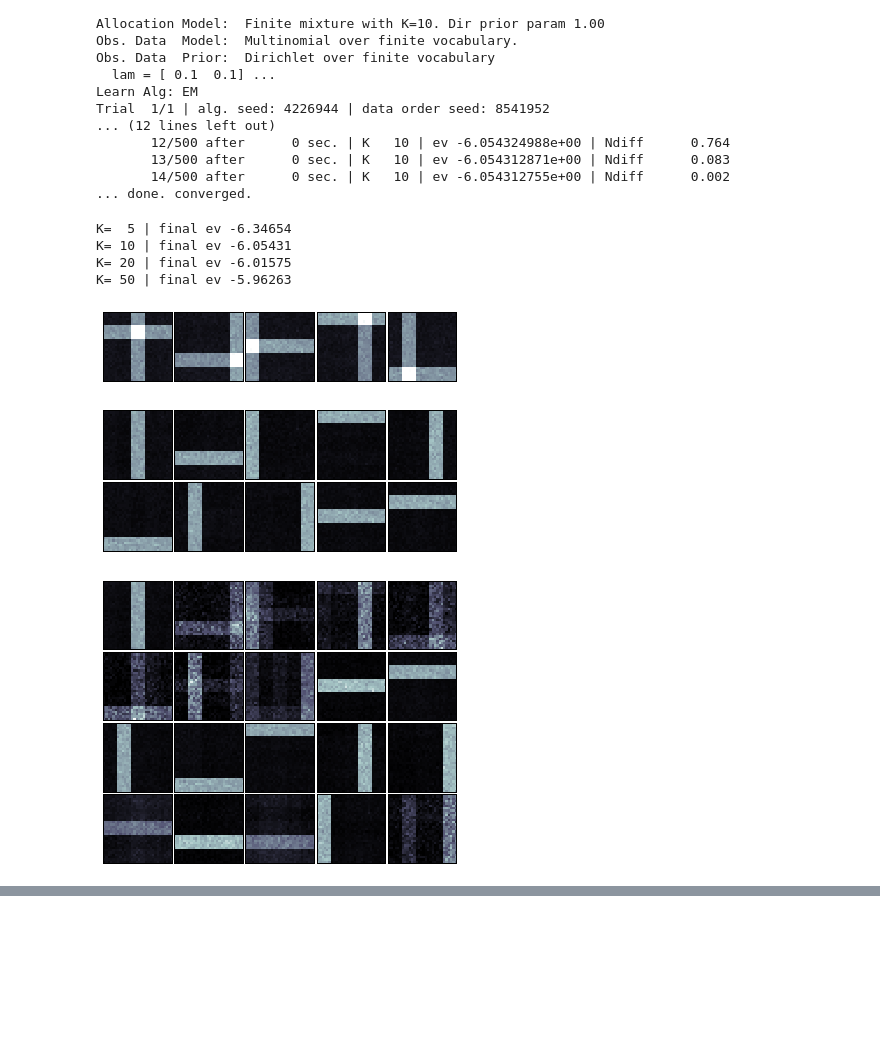
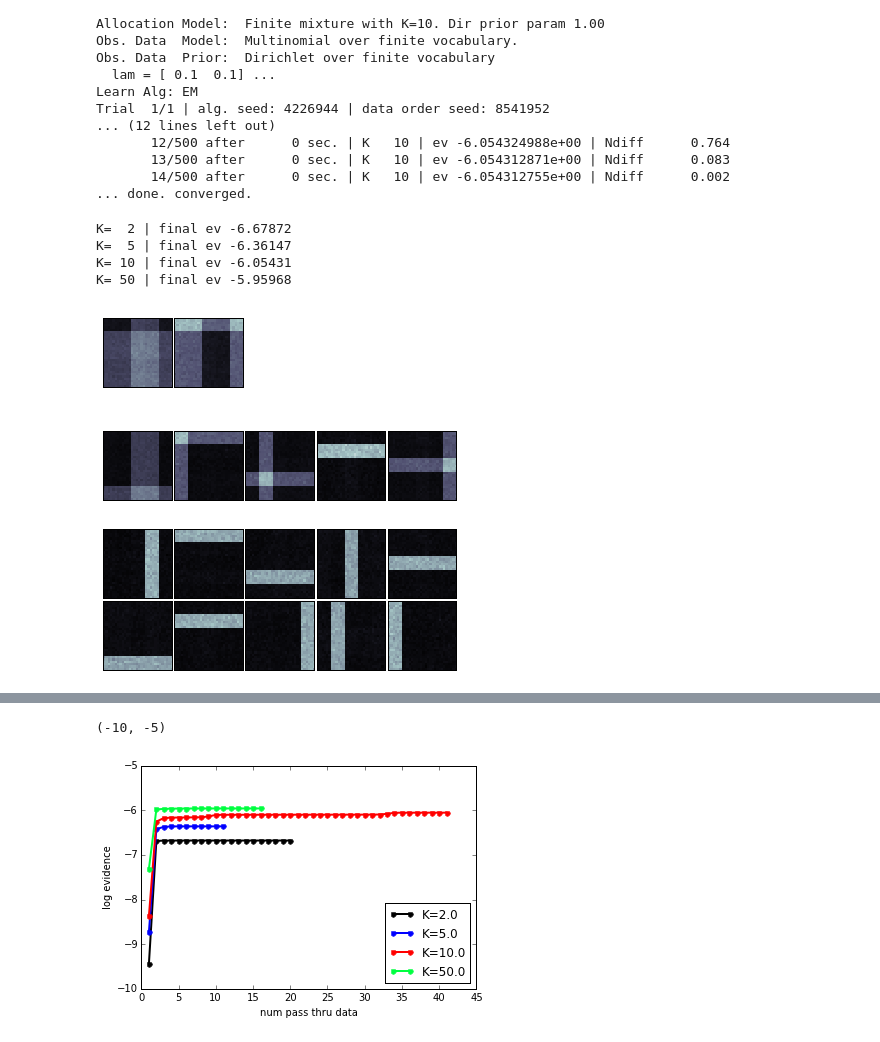
Before and after one commit to co2meal/-bnpy-dev, a Jupyter notebook: Demo-ToyBarsEM.ipynb, the cells around one changed output, grey strips where cells are left out. Drawn from its saved outputs; the diff is of its cells as text; code cells hidden in the pictures; blank space fills up the shorter version.

Commit message:
update toy bar demo

```diff
--- a/Demo-ToyBarsEM.ipynb
+++ b/Demo-ToyBarsEM.ipynb
@@ -7,5 +7,5 @@ from matplotlib import pylab
 # %% [output]
 Populating the interactive namespace from numpy and matplotlib
 # %%
-import BarsK10V900
-Data = BarsK10V900.get_data(nObsTotal=20000)
+import MixBarsK10V900
+Data = MixBarsK10V900.get_data()
@@ -30,15 +32,15 @@ Trial  1/1 | alg. seed: 4226944 | data order seed: 8541952
        14/500 after      0 sec. | K   10 | ev -6.054312755e+00 | Ndiff      0.002
 ... done. converged.
 # %%
-for K in [5, 10, 20, 50]:
-    hmodel, RInfo = bnpy.run(Data, 'MixModel', 'Mult', 'EM', K=K, nLap=500, doWriteStdOut=False)
+for K in [2, 5, 10, 50]:
+    hmodel, RInfo = bnpy.run(Data, 'MixModel', 'Mult', 'EM', jobname='demo-K=%d'%(K),K=K, nLap=500, doWriteStdOut=False)
     print 'K=%3d | final ev % .5f' % (K, RInfo['evBound'])
     bnpy.viz.BarsViz.plotBarsFromHModel(hmodel);
 # %% [output]
-K=  5 | final ev -6.34654
+K=  2 | final ev -6.67872
+K=  5 | final ev -6.36147
 K= 10 | final ev -6.05431
-K= 20 | final ev -6.01575
-K= 50 | final ev -5.96263
+K= 50 | final ev -5.95968
-[figure, old version]
+[figure, new version]
-[figure, old version]
+[figure, new version]
-[figure, old version]
+[figure, new version]
@@ -45,0 +48,6 @@ K= 50 | final ev -5.96263
+# %%
+bnpy.viz.PlotELBO.plotJobsThatMatchKeywords('BarsK10V900/demo-K=*');
+pylab.ylim([-10, -5])
+# %% [output]
+(-10, -5)
+[figure, added]
```
Also changed, not shown: parts of 2 cells of this notebook.
